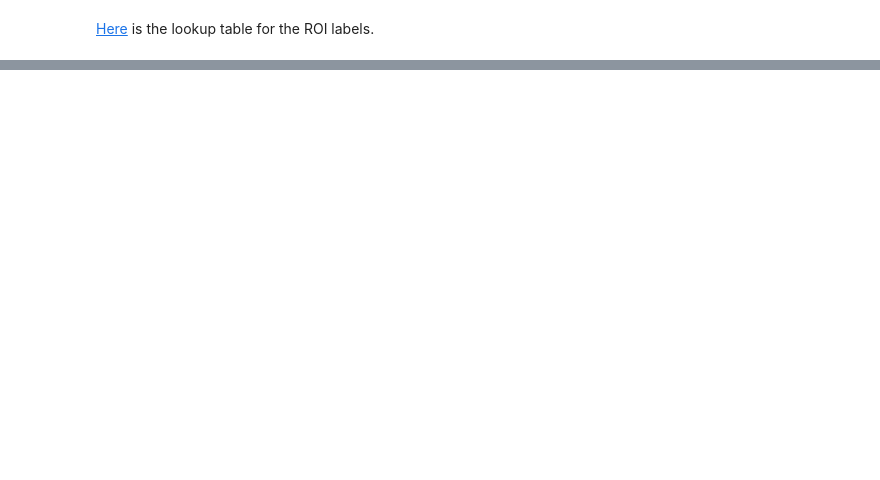
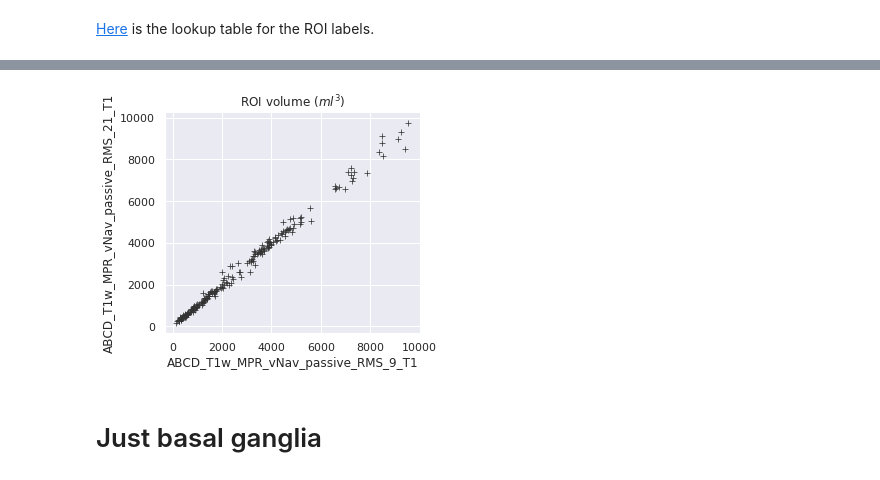
Before and after one commit to willtack/RMS-vNAV, a Jupyter notebook: analysis.ipynb, the cells around one changed output, grey strips where cells are left out. Drawn from its saved outputs; the diff is of its cells as text; code cells hidden in the pictures; blank space fills up the shorter version.

```diff
--- a/analysis.ipynb
+++ b/analysis.ipynb
@@ -70,0 +135,12 @@ Text(0, 0.5, 'Dice Index')
+# %%
+sns.relplot(x="passive_9", y="passive_21", color=".2", marker="+", data=master_df)
+plt.title("ROI volume ($ml^3$)")
+plt.xlabel("ABCD_T1w_MPR_vNav_passive_RMS_9_T1")
+plt.ylabel("ABCD_T1w_MPR_vNav_passive_RMS_21_T1")
+plt.tight_layout()
+plt.subplots_adjust(top=0.75)
+plt.savefig('svgs/corr_passive.svg')
+# %% [output]
+[figure, added]
+# %% [markdown]
+# Just basal ganglia
```
Also changed, not shown: parts of 15 cells of this notebook, 27 other files.
